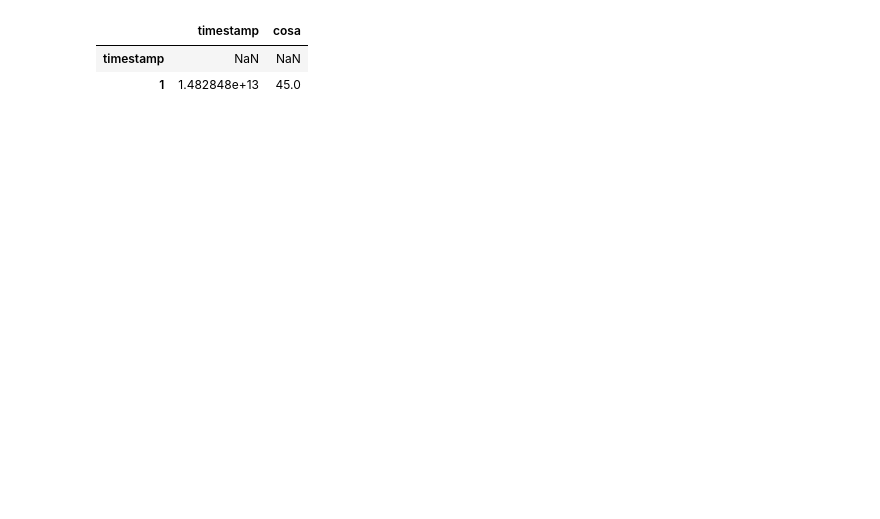
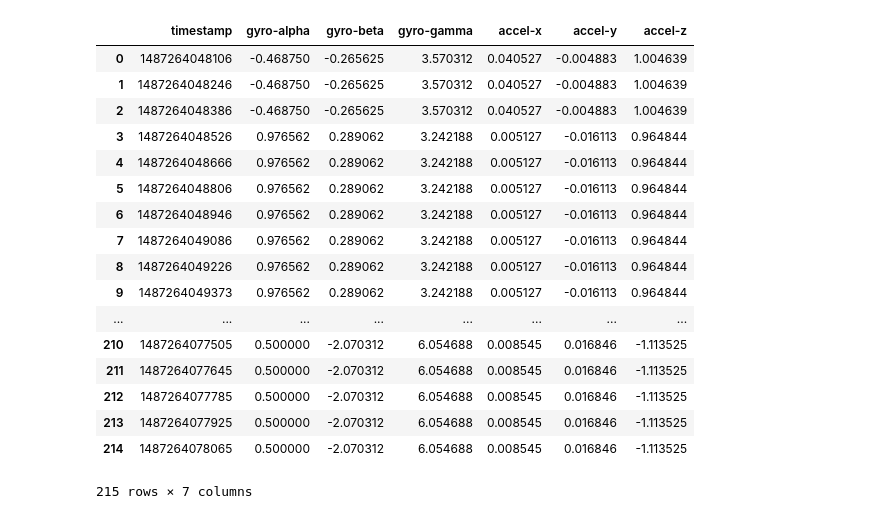
Before and after one commit to TfgReconocimientoPulseras/Recogida-Tratamiento-CC2650, a Jupyter notebook: py/Untitled.ipynb, the cells around one changed output. Saved outputs shown, nothing was run; the diff lists cells and outputs as text; code cells hidden in the pictures; blank space fills up the shorter version.

```diff
--- a/py/Untitled.ipynb
+++ b/py/Untitled.ipynb
@@ -7,6 +3,23 @@ ivan.loc[1] = [14828482945468, 45]
-# %%
-ivan
-# %% [output]
-|  | timestamp | cosa |
-| timestamp | NaN | NaN |
-| 1 | 1.482848e+13 | 45.0 |
+# %%
+iban = pd.read_csv("Iban-1.csv", ';')
+# %%
+iban
+# %% [output]
+|  | timestamp | gyro-alpha | gyro-beta | gyro-gamma | accel-x | accel-y | accel-z |
+| 0 | 1487264048106 | -0.468750 | -0.265625 | 3.570312 | 0.040527 | -0.004883 | 1.004639 |
+| 1 | 1487264048246 | -0.468750 | -0.265625 | 3.570312 | 0.040527 | -0.004883 | 1.004639 |
+| 2 | 1487264048386 | -0.468750 | -0.265625 | 3.570312 | 0.040527 | -0.004883 | 1.004639 |
+| 3 | 1487264048526 | 0.976562 | 0.289062 | 3.242188 | 0.005127 | -0.016113 | 0.964844 |
+| 4 | 1487264048666 | 0.976562 | 0.289062 | 3.242188 | 0.005127 | -0.016113 | 0.964844 |
+| 5 | 1487264048806 | 0.976562 | 0.289062 | 3.242188 | 0.005127 | -0.016113 | 0.964844 |
+| 6 | 1487264048946 | 0.976562 | 0.289062 | 3.242188 | 0.005127 | -0.016113 | 0.964844 |
+| 7 | 1487264049086 | 0.976562 | 0.289062 | 3.242188 | 0.005127 | -0.016113 | 0.964844 |
+| 8 | 1487264049226 | 0.976562 | 0.289062 | 3.242188 | 0.005127 | -0.016113 | 0.964844 |
+| 9 | 1487264049373 | 0.976562 | 0.289062 | 3.242188 | 0.005127 | -0.016113 | 0.964844 |
+| ... | ... | ... | ... | ... | ... | ... | ... |
+| 210 | 1487264077505 | 0.500000 | -2.070312 | 6.054688 | 0.008545 | 0.016846 | -1.113525 |
+| 211 | 1487264077645 | 0.500000 | -2.070312 | 6.054688 | 0.008545 | 0.016846 | -1.113525 |
+| 212 | 1487264077785 | 0.500000 | -2.070312 | 6.054688 | 0.008545 | 0.016846 | -1.113525 |
+| 213 | 1487264077925 | 0.500000 | -2.070312 | 6.054688 | 0.008545 | 0.016846 | -1.113525 |
+| 214 | 1487264078065 | 0.500000 | -2.070312 | 6.054688 | 0.008545 | 0.016846 | -1.113525 |
+215 rows × 7 columns
```
Also changed, not shown: parts of 8 cells of this notebook, 2 other files.
